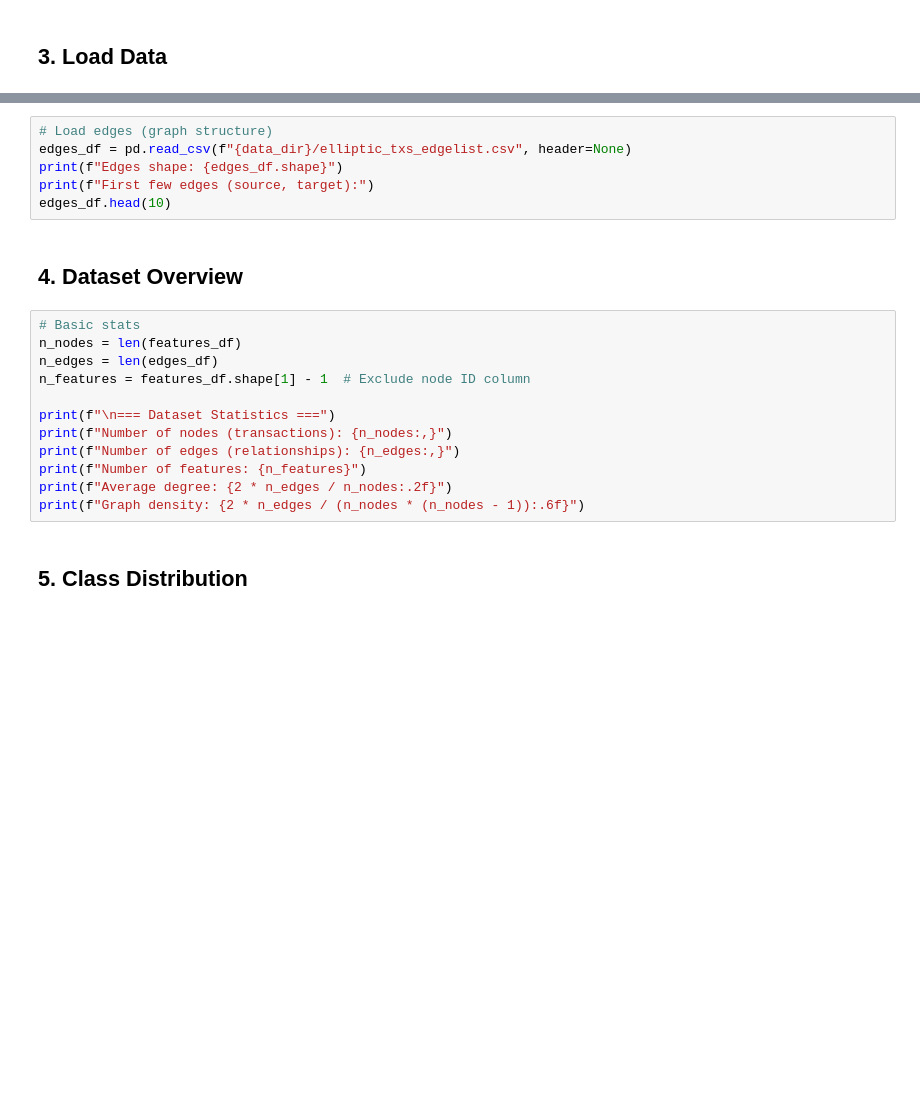
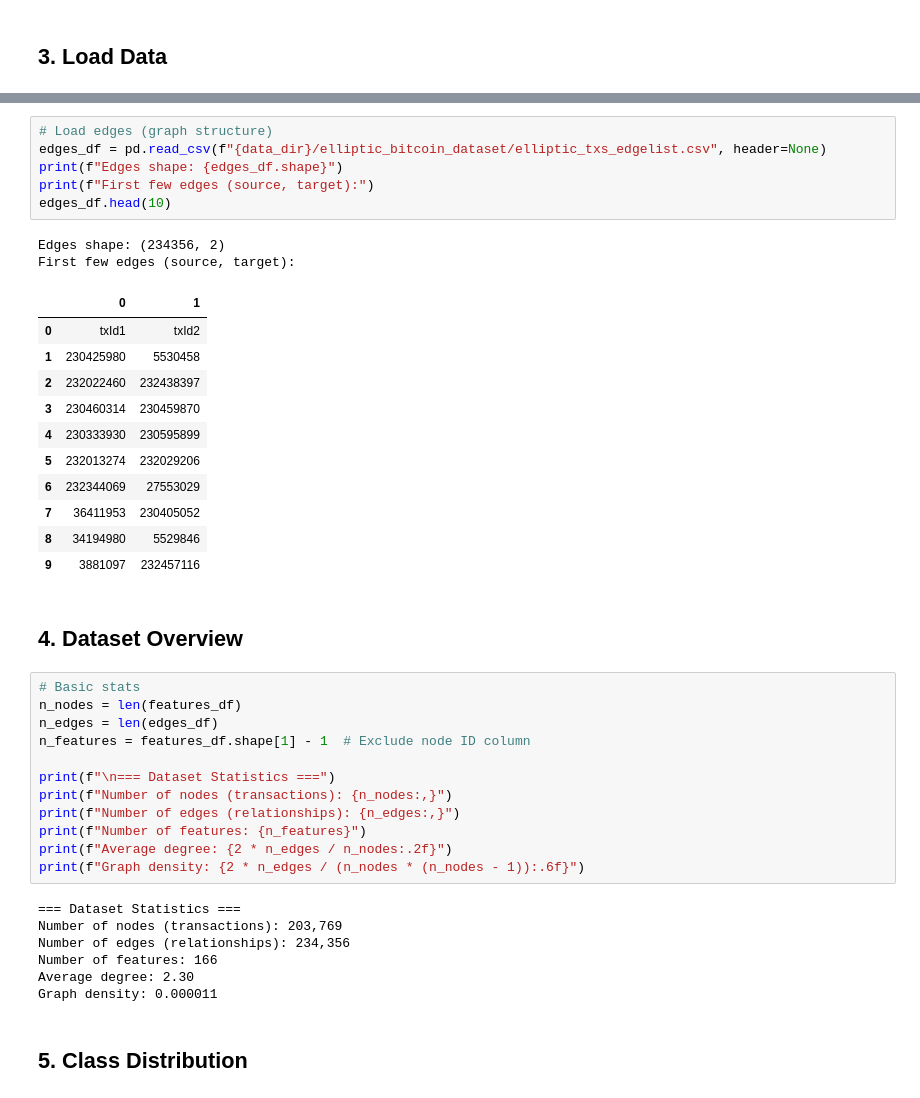
Before and after one commit to bhanuprakashyr/aml-agentic-approach, a Jupyter notebook: notebooks/01_eda.ipynb, the cells around one changed output, grey strips where cells are left out. Drawn from its saved outputs; the diff is of its cells as text; blank space fills up the shorter version.

```diff
--- a/notebooks/01_eda.ipynb
+++ b/notebooks/01_eda.ipynb
@@ -36,9 +58,23 @@ labels_df.head(10)
 # %%
 # Load edges (graph structure)
-edges_df = pd.read_csv(f"{data_dir}/elliptic_txs_edgelist.csv", header=None)
+edges_df = pd.read_csv(f"{data_dir}/elliptic_bitcoin_dataset/elliptic_txs_edgelist.csv", header=None)
 print(f"Edges shape: {edges_df.shape}")
 print(f"First few edges (source, target):")
 edges_df.head(10)
+# %% [output]
+Edges shape: (234356, 2)
+First few edges (source, target):
+|  | 0 | 1 |
+| 0 | txId1 | txId2 |
+| 1 | 230425980 | 5530458 |
+| 2 | 232022460 | 232438397 |
+| 3 | 230460314 | 230459870 |
+| 4 | 230333930 | 230595899 |
+| 5 | 232013274 | 232029206 |
+| 6 | 232344069 | 27553029 |
+| 7 | 36411953 | 230405052 |
+| 8 | 34194980 | 5529846 |
+| 9 | 3881097 | 232457116 |
 # %% [markdown]
 ## 4. Dataset Overview
 # %%
@@ -53,6 +89,13 @@ print(f"Number of edges (relationships): {n_edges:,}")
 print(f"Number of features: {n_features}")
 print(f"Average degree: {2 * n_edges / n_nodes:.2f}")
 print(f"Graph density: {2 * n_edges / (n_nodes * (n_nodes - 1)):.6f}")
+# %% [output]
+=== Dataset Statistics ===
+Number of nodes (transactions): 203,769
+Number of edges (relationships): 234,356
+Number of features: 166
+Average degree: 2.30
+Graph density: 0.000011
 # %% [markdown]
 ## 5. Class Distribution
 # %%
```
Also changed, not shown: parts of 9 cells of this notebook, 11 other files.
